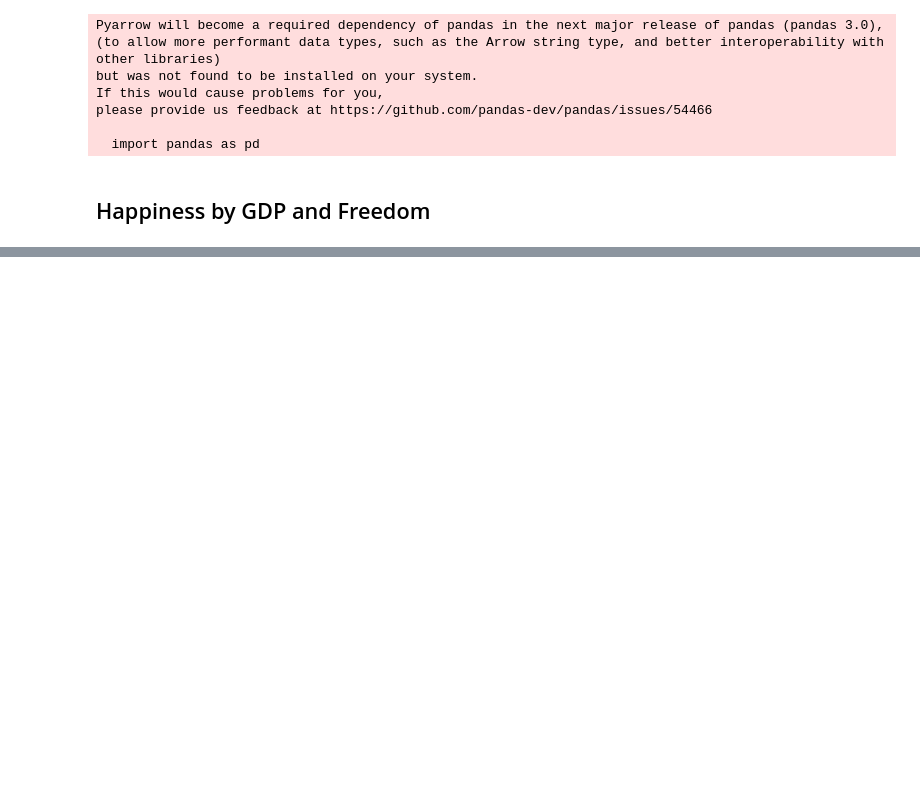
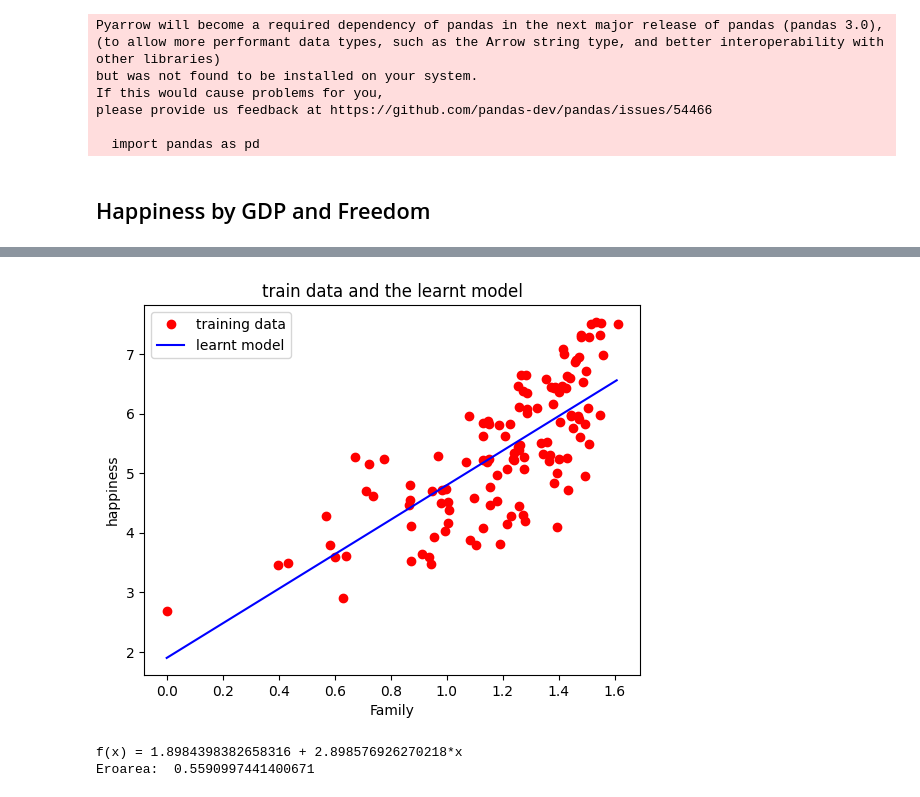
Before and after one commit to Vasile07/AI, a Jupyter notebook: Regresion - Laborator 5/MyRegressor.ipynb, the cells around one changed output, grey strips where cells are left out. Saved outputs shown, nothing was run; the diff lists cells and outputs as text; code cells hidden in the pictures; blank space fills up the shorter version.

```diff
--- a/Regresion - Laborator 5/MyRegressor.ipynb
+++ b/Regresion - Laborator 5/MyRegressor.ipynb
@@ -169,0 +200,6 @@ Eroare: 0.28677729591371515
+# %%
+happinessByFamily(world_happiness_v1)
+# %% [output]
+[figure, added]
+f(x) = 1.8984398382658316 + 2.898576926270218*x
+Eroarea:  0.5590997441400671
```
Also changed, not shown: parts of 5 cells of this notebook.
